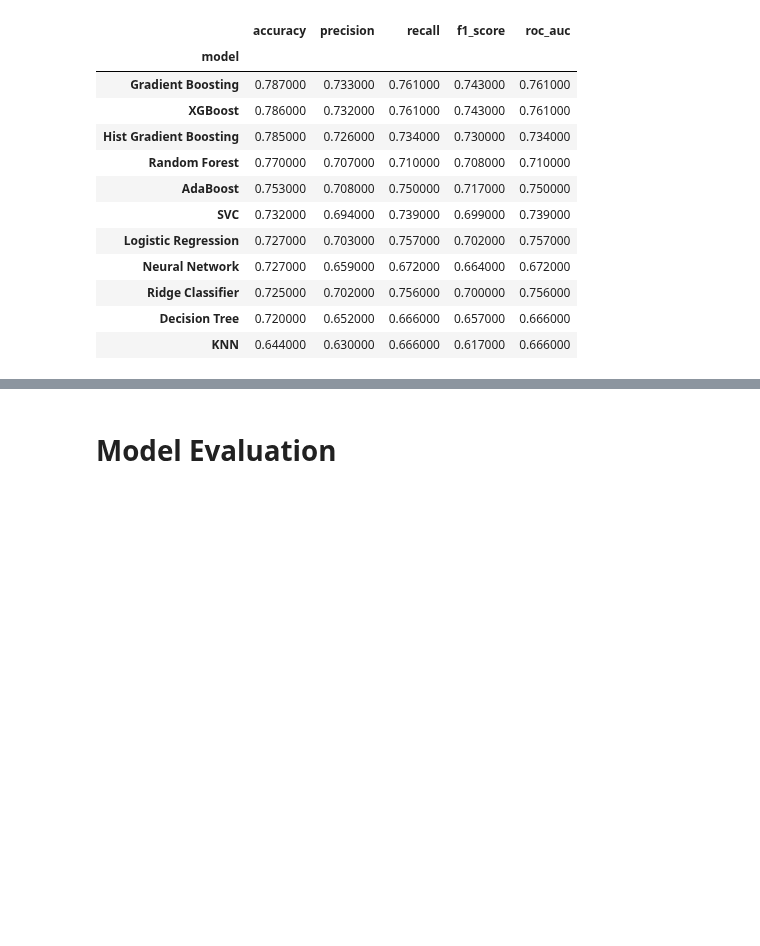
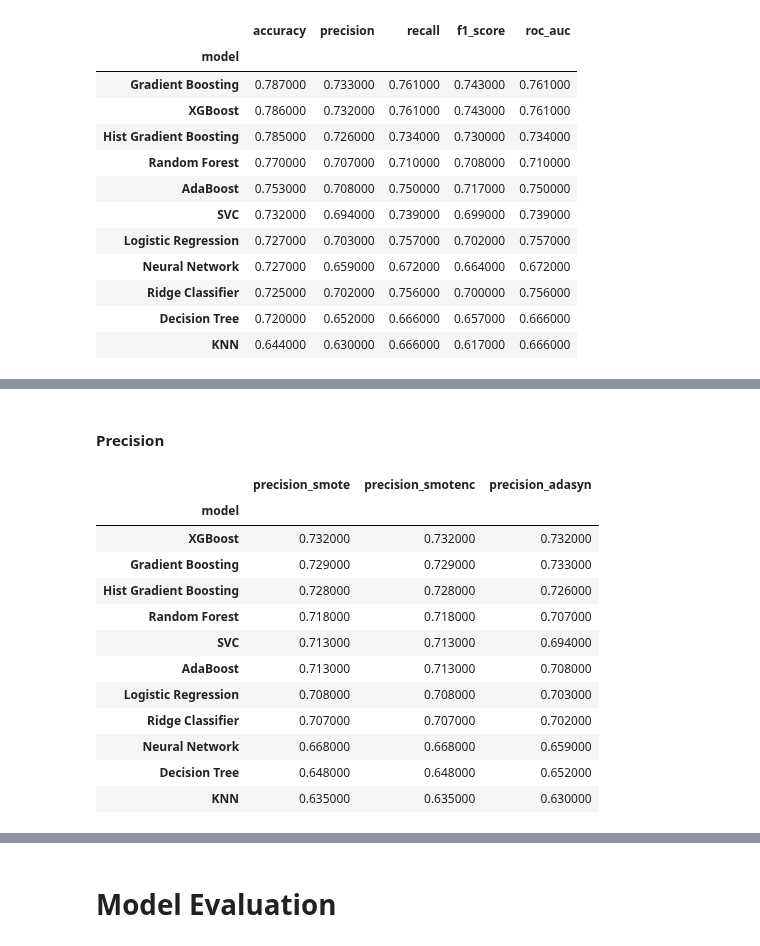
Before and after one commit to adhang/data-science-digital-skola, a Jupyter notebook: 99. Final Project/Telco Customer Churn Prediction (Modeling).ipynb, the cells around one changed output, grey strips where cells are left out. Cells and saved outputs as stored; diff of their text form; code cells hidden in the pictures; blank space fills up the shorter version.

```diff
--- a/99. Final Project/Telco Customer Churn Prediction (Modeling).ipynb
+++ b/99. Final Project/Telco Customer Churn Prediction (Modeling).ipynb
@@ -632,0 +683,18 @@ print_score(y_pred_list, 'accuracy')
+# %% [markdown]
+#### Precision
+# %%
+highlight_max_min(score_compare['precision'])
+# %% [output]
+|  | precision_smote | precision_smotenc | precision_adasyn |
+| model |  |  |  |
+| XGBoost | 0.732000 | 0.732000 | 0.732000 |
+| Gradient Boosting | 0.729000 | 0.729000 | 0.733000 |
+| Hist Gradient Boosting | 0.728000 | 0.728000 | 0.726000 |
+| Random Forest | 0.718000 | 0.718000 | 0.707000 |
+| SVC | 0.713000 | 0.713000 | 0.694000 |
+| AdaBoost | 0.713000 | 0.713000 | 0.708000 |
+| Logistic Regression | 0.708000 | 0.708000 | 0.703000 |
+| Ridge Classifier | 0.707000 | 0.707000 | 0.702000 |
+| Neural Network | 0.668000 | 0.668000 | 0.659000 |
+| Decision Tree | 0.648000 | 0.648000 | 0.652000 |
+| KNN | 0.635000 | 0.635000 | 0.630000 |
```
Also changed, not shown: parts of 19 cells of this notebook.
